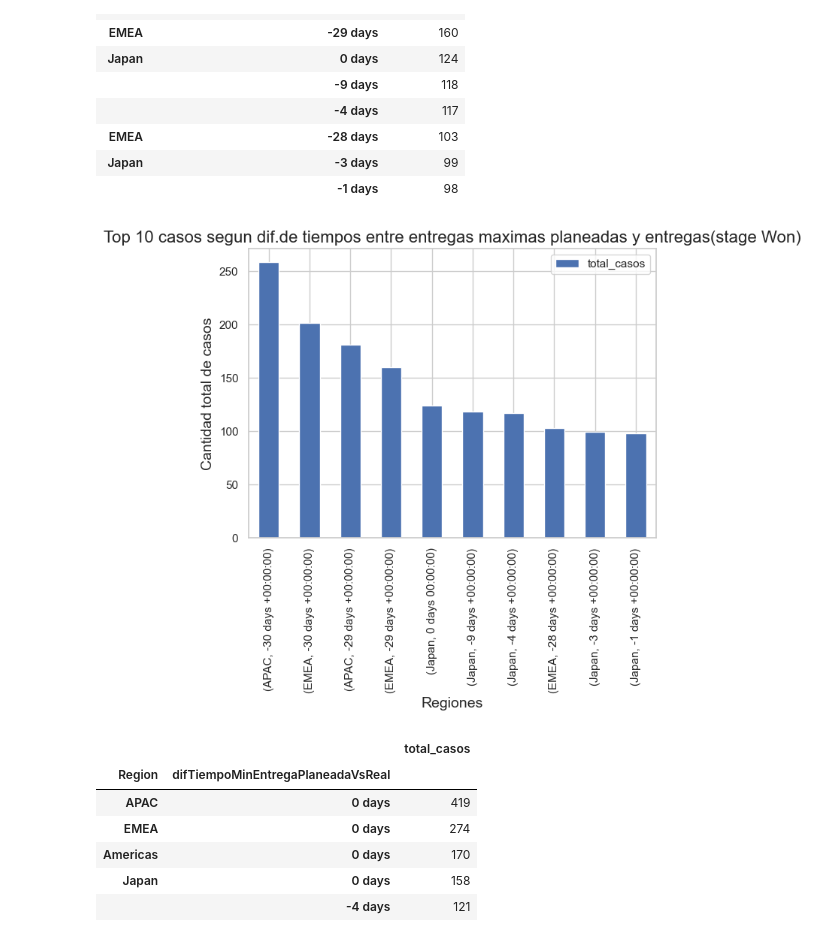
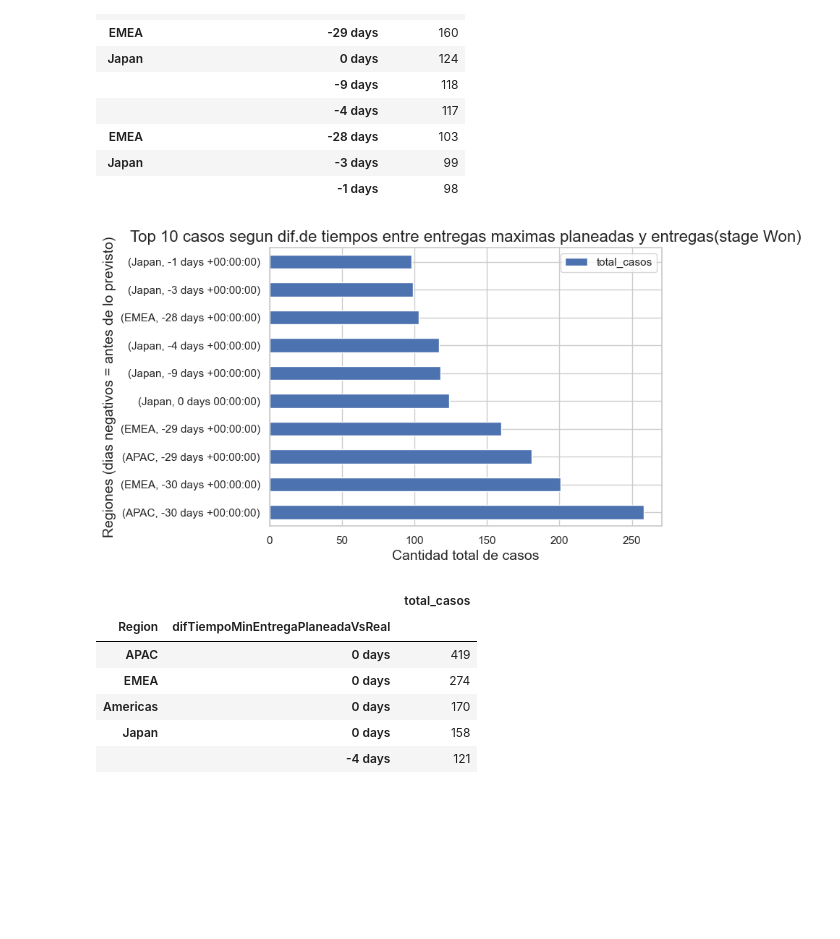
Before and after one commit to CeciliaRoldan/Pycantes, a Jupyter notebook: notebooks/analisisRegiones.ipynb, the cells around one changed output. Drawn from its saved outputs; the diff is of its cells as text; code cells hidden in the pictures; blank space fills up the shorter version.

```diff
--- a/notebooks/analisisRegiones.ipynb
+++ b/notebooks/analisisRegiones.ipynb
@@ -188,7 +196,8 @@ plot3.set_ylabel('Total Familia de Producto', fontsize=14);
 # %% [markdown]
 ### Analizo ahora los tiempos de entrega en stage de tipo "won"
 # %%
-#Me quedo con las columnas Stage ,Region, Opportunity Created Date y Delivery Year
-trainStageDelivery=train.loc[:,["Stage" ,"Region","Opportunity_Created_Date","Planned_Delivery_Start_Date","Planned_Delivery_End_Date","Actual_Delivery_Date","Month"]]
+#Me quedo con las columnas Stage ,Region, Opportunity Created Date , Planned Delivery Start Date ,Planned Delivery End Date y Month
+trainStageDelivery=train.loc[:,["Stage" ,"Region","Opportunity_Created_Date","Planned_Delivery_Start_Date","Planned_Delivery_End_Date","Month"]]
+#trainStageDelivery=train.loc[:,["Stage" ,"Region","Opportunity_Created_Date","Planned_Delivery_Start_Date","Planned_Delivery_End_Date","Actual_Delivery_Date","Month"]]
 trainStageDelivery
 # %% [output]
@@ -386,6 +393,6 @@ trainEntrega4c
 # %%
 trainEntrega4d=trainEntrega4c.copy()
 # %%
-trainEntrega4d['difTiempoMaxEntregaPlaneadaVsReal']=trainEntrega4c['Month']-trainEntrega4c['Planned_Delivery_End_Date']
+trainEntrega4d['difTiempoMaxEntregaPlaneadaVsReal']=(trainEntrega4c['Month']-trainEntrega4c['Planned_Delivery_End_Date'])
 trainEntrega4d
 # %% [output]
@@ -405,5 +412,5 @@ trainEntrega4d
 # %%
-trainEntrega4d['difTiempoMinEntregaPlaneadaVsReal']=trainEntrega4d['Month']-trainEntrega4d['Planned_Delivery_Start_Date']
+trainEntrega4d['difTiempoMinEntregaPlaneadaVsReal']=(trainEntrega4d['Month']-trainEntrega4d['Planned_Delivery_Start_Date'])
 trainEntrega4d
 # %% [output]
 |  | Region | Month | Planned_Delivery_Start_Date | Planned_Delivery_End_Date | difTiempoMaxEntregaPlaneadaVsReal | ... |
@@ -440,12 +447,12 @@ trainEntrega5c
 |  | -1 days | 98 |
 # %%
 #Grafico el resultado anterior
-plot5=trainEntrega5c.plot(kind='bar', figsize=(7,5) )
+plot5=trainEntrega5c.plot(kind='barh', figsize=(7,5) )
 plot5.set_title('Top 10 casos segun dif.de tiempos entre entregas maximas planeadas y entregas(stage Won)', fontsize=16);
-plot5.set_xlabel('Regiones', fontsize=14);
-plot5.set_ylabel('Cantidad total de casos', fontsize=14);
+plot5.set_xlabel('Cantidad total de casos', fontsize=14);
+plot5.set_ylabel('Regiones (dias negativos = antes de lo previsto)', fontsize=14);
 # %% [output]
-[figure, old version]
+[figure, new version]
 # %%
 #Agrupo por region y las diferencias de tiempos entre entrega real y entrega minima planeada
 trainEntrega6=trainEntrega4d.groupby(['Region','difTiempoMinEntregaPlaneadaVsReal']).agg({'difTiempoMinEntregaPlaneadaVsReal':'count'})
```
Also changed, not shown: parts of 20 cells of this notebook.
